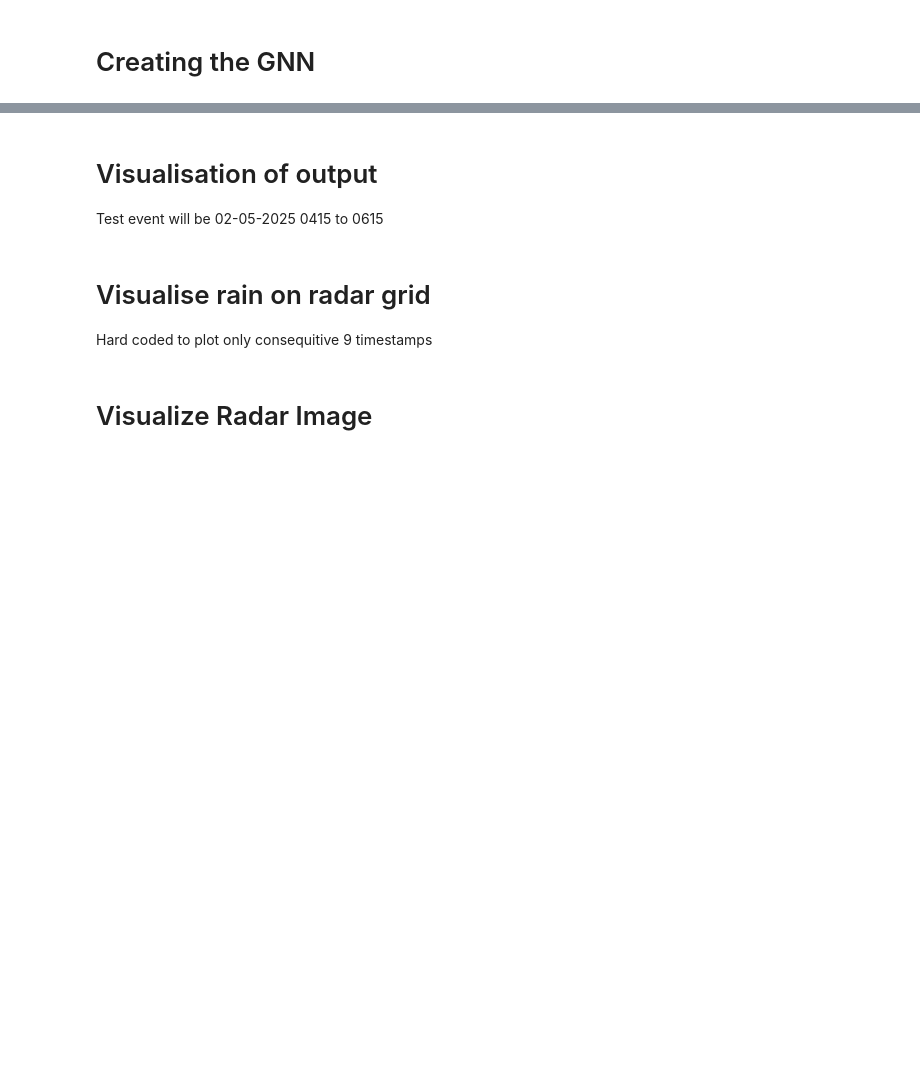
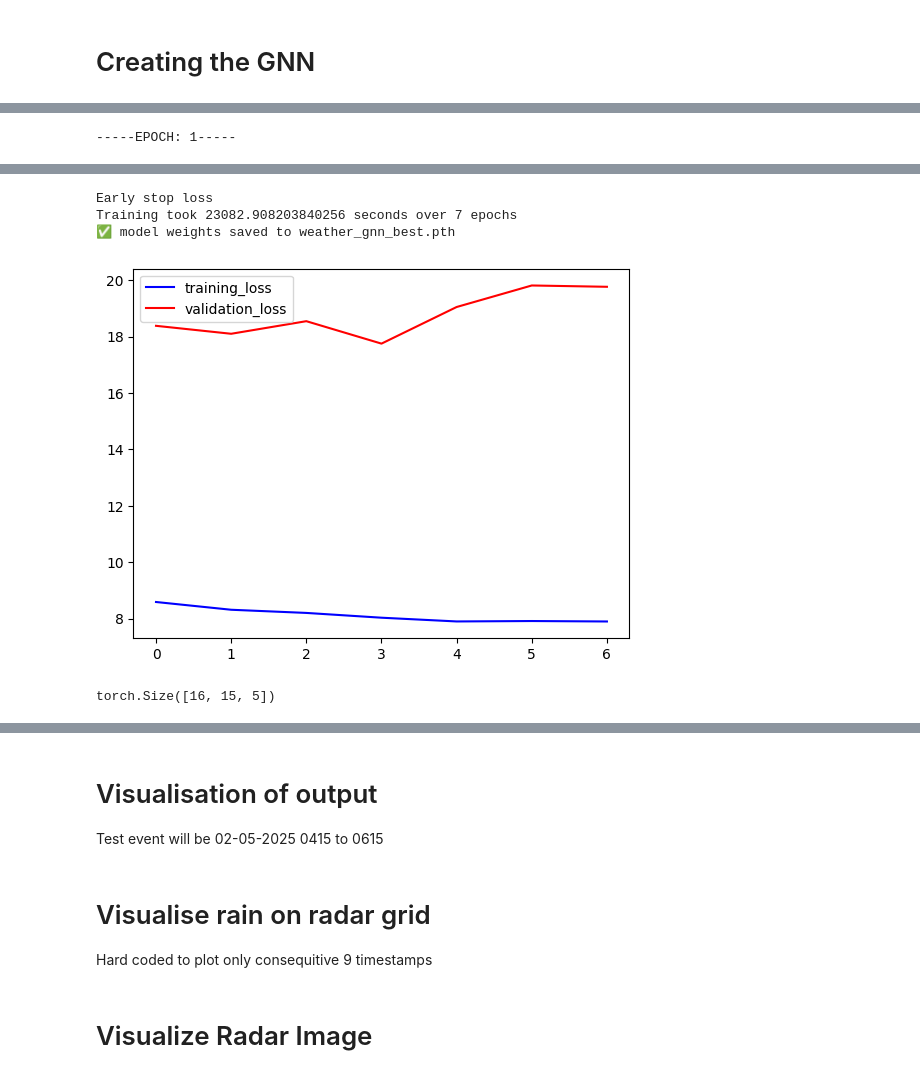
Before and after one commit to jylow/rainfall_data_fusion, a Jupyter notebook: GNN_radar_new.ipynb, the cells around one changed output, grey strips where cells are left out. Drawn from its saved outputs; the diff is of its cells as text; code cells hidden in the pictures; blank space fills up the shorter version.

```diff
--- a/GNN_radar_new.ipynb
+++ b/GNN_radar_new.ipynb
@@ -164,8 +202,9 @@ general_station = [s for s in general_station if s in weather_station_info.index
 
 # ---- 5) build coordinate DF (always consistent)
 print("Weather station locations loaded: ", weather_station_locations)
-loc_df = weather_station_locations[["latitude", "longitude"]].copy()
-
+loc_df = pd.DataFrame.from_dict(
+    weather_station_locations, orient="index", columns=["latitude", "longitude"]
+)
 
 # ---- 6) flatten MultiIndex cols
 df_all = weather_station_info.copy()
@@ -893,7 +1072,11 @@ random.seed(seed)
 np.random.seed(seed)
 torch.manual_seed(seed)
 torch.cuda.manual_seed_all(seed)
-
+experiment_name = f"{datetime.now().strftime('%Y%m%d_%H%M%S')}_new"
+os.makedirs(f"experiments/{experiment_name}", exist_ok=True)
+perf = PerformanceLogger(f"experiments/{experiment_name}/training_log.jsonl")
+perf.log_model_config(model.config)
+perf.log_model_parameters(model)
 
 batch_size = 16
 train_dataset = WeatherGraphDatasetWithRadarNew(data, mode="train")
@@ -944,14 +1127,16 @@ early = 0
 mini = 1000
 stopping_condition = 3
 epochs = 0
+total_epochs = 10
 
 training_start = time.time()
-for i in range(20):
+for i in range(total_epochs):
     print(f"-----EPOCH: {i + 1}-----")
-    train_loss = train_epoch(model, data, train_loader, optimizer, device, verbose=True)
+    train_loss = train_epoch(model, data, train_loader, optimizer, device, verbose=False)
     validation_loss = validate(model, data, val_loader, device)
     training_loss_arr.append(train_loss)
     validation_loss_arr.append(validation_loss)
+    perf.log_epoch(i, train_loss, validation_loss)
     if mini >= validation_loss:
         mini = validation_loss
         early = 0
@@ -966,11 +1151,15 @@ for i in range(20):
     print(f"Validation Loss: {validation_loss:.4f}")
 
 training_end = time.time()
+total_time = training_end - training_start
+perf.finalise(total_time)
 
 print(f"Training took {training_end - training_start} seconds over {epochs} epochs")
 plt.plot(training_loss_arr, label="training_loss", color="blue")
 plt.plot(validation_loss_arr, label="validation_loss", color="red")
 plt.legend()
 
-torch.save(model.state_dict(), "weights/weather_gnn_best.pth")
+torch.save(model.state_dict(), f"experiments/{experiment_name}/weather_gnn_best.pth")
 print("✅ model weights saved to weather_gnn_best.pth")
+# %% [output]
+-----EPOCH: 1-----
@@ -977,5 +1184,11 @@ print("✅ model weights saved to weather_gnn_best.pth")
+Early stop loss
+Training took 23082.908203840256 seconds over 7 epochs
+✅ model weights saved to weather_gnn_best.pth
+[figure, added]
 # %%
 print(next(iter(val_loader))["gen_x"].shape)
+# %% [output]
+torch.Size([16, 15, 5])
 # %%
 total_params = sum(param.numel() for param in model.parameters())
 print(total_params)
```
Also changed, not shown: parts of 15 cells of this notebook, 9 other files.
